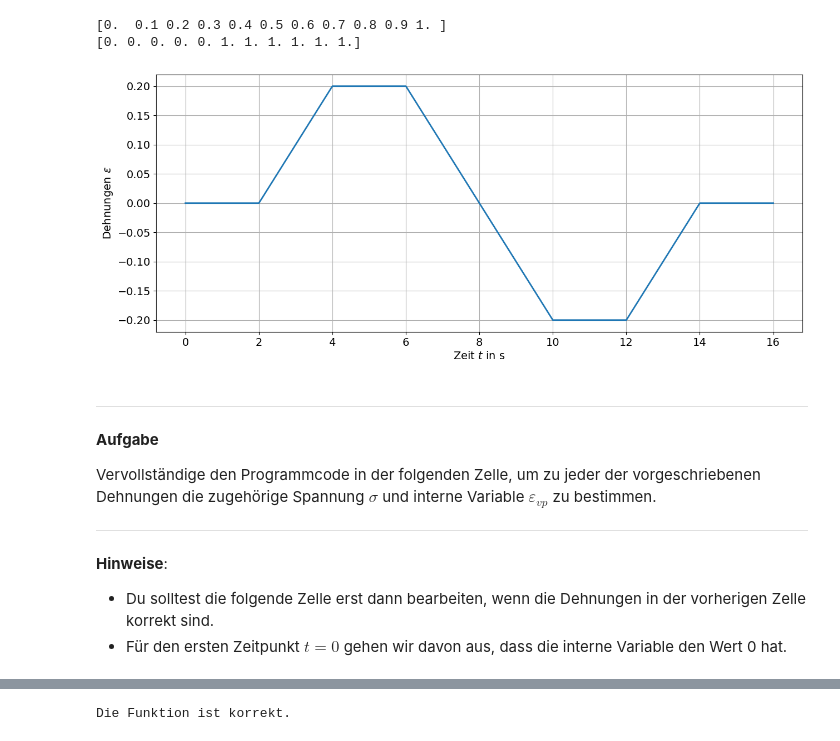
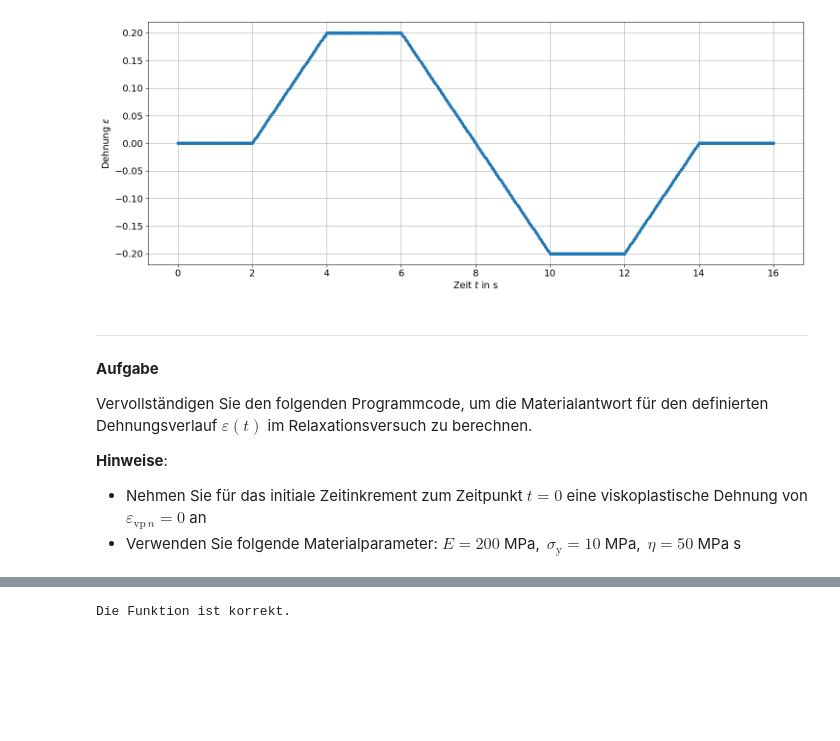
Before and after one commit to tmfrln/mechIV-programming, a Jupyter notebook: viscoplasticity/exercise_viscoplasticity_solution.ipynb, the cells around one changed output, grey strips where cells are left out. Drawn from its saved outputs; the diff is of its cells as text; code cells hidden in the pictures; blank space fills up the shorter version.

```diff
--- a/viscoplasticity/exercise_viscoplasticity_solution.ipynb
+++ b/viscoplasticity/exercise_viscoplasticity_solution.ipynb
@@ -231,58 +252,52 @@ Für diese Aufgabe könnten die numpy-Funktionen [`np.arange`](https://numpy.org
 # %%
-# Materialparameter
-E = 200.
-eta = 50.
-sigy = 10.
+def generate_load(start_time, end_time, start_load, end_load, num_points=10, endpoint=True):
+    """
+    Generiert Zeitpunkte, Zeitinkremente und Dehnungswerte für einen Belastungsabschnitt.
+    """
 
-# Diskrete Zeiten und Dehnungen
-tmin = 0.
-dt = 0.1
+    # Zeitpunkte des Belastungsabschnitts erzeugen (lineare Interpolation)
+    time_points = np.linspace(start_time, end_time, num_points, endpoint=endpoint)
 
-epsmax = 0.2
-deps = 0.1 # Rate pro s
-Ts = epsmax/deps # Zeit für Rampe
-Th = 2. # Haltezeit
+    # Dehnungswerte des Belastungsabschnitts erzeugen (lineare Interpolation)
+    load_values = np.linspace(start_load, end_load, num_points, endpoint=endpoint)
 
-T1 = Th
-T2 = Th+Ts
-T3 = 2*Th+Ts
-T4 = 2*Th+3*Ts
-T5 = 3*Th+3*Ts
-T6 = 3*Th+4*Ts
+    # Zeitinkremente des Belastungsabschnitts erzeugen (konstant)
+    time_increments = np.full(num_points, (end_time - start_time) / num_points)
 
-tmax = 4*Th+4*Ts
+    # Rückgabe der Arrays mit Zeitpunkten, Zeitinkrementen und Dehnungswerten
+    return time_points, time_increments, load_values
 
-t = np.arange(0, 1+dt, dt)
-print(t)
+# Skalierungsfaktor für die Anzahl der Datenpunkte pro Belastungsabschnitt
+fct = 50
 
-eps = np.heaviside(t-0.5,1)
-print(eps)
+# Definition der Belastungsabschnitte
+t_1, dt_1, eps_1 = generate_load( 0.0, 2.0,   0.0,  0.0, 1*fct,  False)
+t_2, dt_2, eps_2 = generate_load( 2.0, 4.0,   0.0,  0.2, 1*fct,  False)
+t_3, dt_3, eps_3 = generate_load( 4.0, 6.0,   0.2,  0.2, 1*fct, False)
+t_4, dt_4, eps_4 = generate_load( 6.0, 10.0,  0.2, -0.2, 2*fct, False)
+t_5, dt_5, eps_5 = generate_load(10.0, 12.0, -0.2, -0.2, 1*fct, False)
+t_6, dt_6, eps_6 = generate_load(12.0, 14.0, -0.2,  0.0, 1*fct, False)
+t_7, dt_7, eps_7 = generate_load(14.0, 16.0,  0.0,  0.0, 1*fct, True)
 
-t = np.arange(tmin, tmax+dt, dt)
+# Zusammenfügen der Arrays für die gesamte Belastung
+t = np.concatenate([t_1, t_2, t_3, t_4, t_5, t_6, t_7])
+dt = np.concatenate([dt_1, dt_2, dt_3, dt_4, dt_5, dt_6, dt_7])
+eps = np.concatenate([eps_1, eps_2, eps_3, eps_4, eps_5, eps_6, eps_7])
 
-eps = (np.heaviside(t-T1,0)*(t-T1)*deps
-      -np.heaviside(t-T2,0)*(t-T2)*deps
-      -np.heaviside(t-T3,0)*(t-T3)*deps
-      +np.heaviside(t-T4,0)*(t-T4)*deps
-      +np.heaviside(t-T5,0)*(t-T5)*deps
-      -np.heaviside(t-T6,0)*(t-T6)*deps)
-
-plt.plot(t, eps)
-plt.xlabel(r'Zeit $t$ in $\mathrm{s}$ ')
-plt.ylabel(r'Dehnungen $\varepsilon$');
+# Plot: Zeitlicher Verlauf der Dehnung
+plt.plot(t, eps, '-', marker='o', markersize=4)
+plt.xlabel(r"Zeit $t$ in s")
+plt.ylabel(r"Dehnung $\varepsilon$")
+plt.tight_layout()
 # %% [output]
-[0.  0.1 0.2 0.3 0.4 0.5 0.6 0.7 0.8 0.9 1. ]
-[0. 0. 0. 0. 0. 1. 1. 1. 1. 1. 1.]
-[figure, old version]
+[figure, new version]
 # %% [markdown]
 ---
 **Aufgabe**
 
-Vervollständige den Programmcode in der folgenden Zelle, um zu jeder der vorgeschriebenen Dehnungen die zugehörige Spannung $\sigma$ und interne Variable $\varepsilon_{vp}$ zu bestimmen.
-
----
+Vervollständigen Sie den folgenden Programmcode, um die Materialantwort für den definierten Dehnungsverlauf $\varepsilon\!\left(t\right)$ im Relaxationsversuch zu berechnen.
 
 **Hinweise**:
-- Du solltest die folgende Zelle erst dann bearbeiten, wenn die Dehnungen in der vorherigen Zelle korrekt sind.
-- Für den ersten Zeitpunkt $t=0$ gehen wir davon aus, dass die interne Variable den Wert 0 hat.
+- Nehmen Sie für das initiale Zeitinkrement zum Zeitpunkt $t=0$ eine viskoplastische Dehnung von $\varepsilon_{\mathrm{vp}\,n} = 0$ an
+- Verwenden Sie folgende Materialparameter: $E = 200$ MPa, $\,\sigma_\mathrm{y} = 10$ MPa, $\,\eta = 50$ MPa s
 # %%
```
Also changed, not shown: parts of 32 cells of this notebook, 3 other files.
